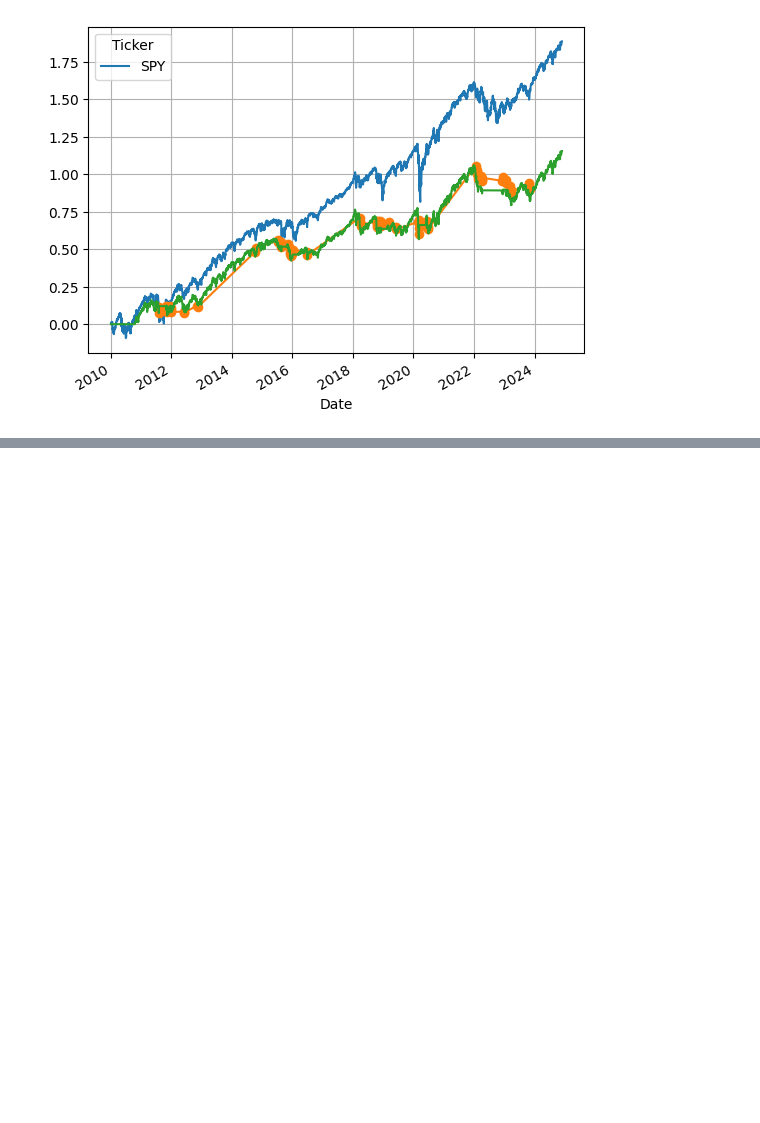
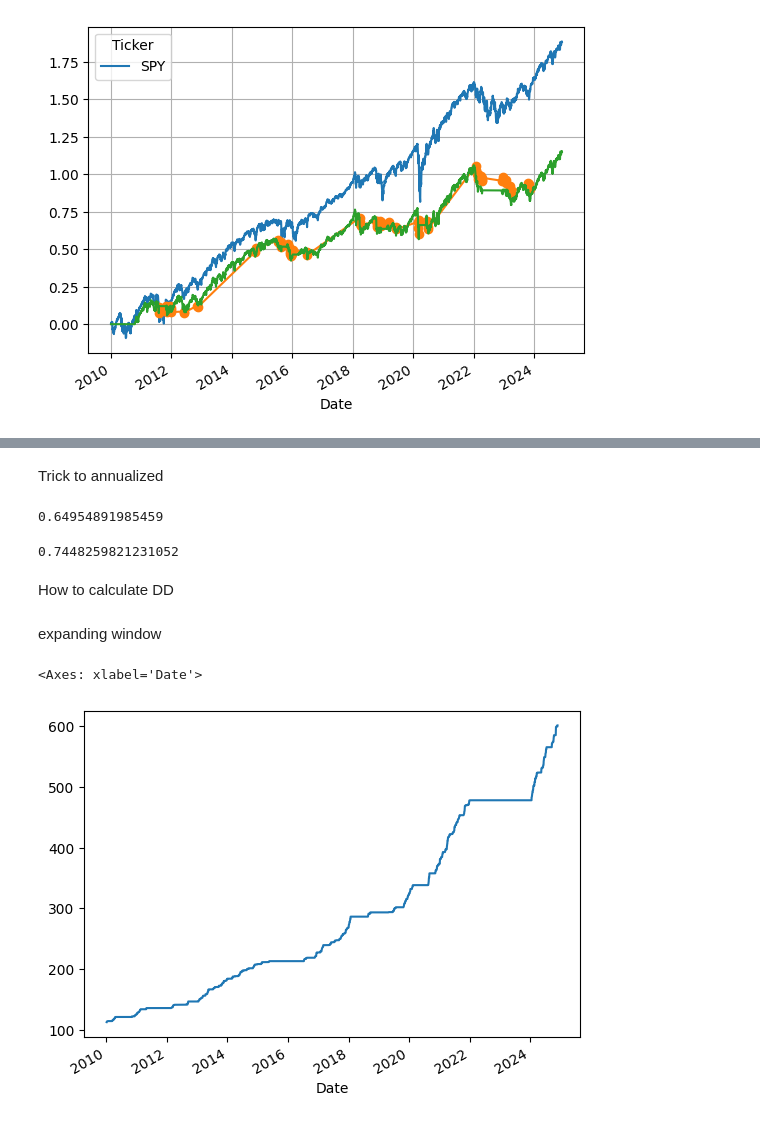
Before and after one commit to Jundula/Neural-networks, a Jupyter notebook: MLP.ipynb, the cells around one changed output, grey strips where cells are left out. Cells and saved outputs as stored; diff of their text form; code cells hidden in the pictures; blank space fills up the shorter version.

```diff
--- a/MLP.ipynb
+++ b/MLP.ipynb
@@ -508,0 +531,19 @@ plt.grid()
+# %% [markdown]
+Trick to annualized
+# %%
+np.mean(unrlzd)/np.std(unrlzd)*16
+# %% [output]
+0.64954891985459
+# %%
+spy.Close.SPY.pct_change().mean()/spy.Close.SPY.pct_change().std()*16
+# %% [output]
+0.7448259821231052
+# %% [markdown]
+How to calculate DD
+# %% [markdown]
+expanding window
+# %%
+spy.Close.SPY.expanding().max().plot()
+# %% [output]
+<Axes: xlabel='Date'>
+[figure, added]
```
Also changed, not shown: parts of 19 cells of this notebook.
